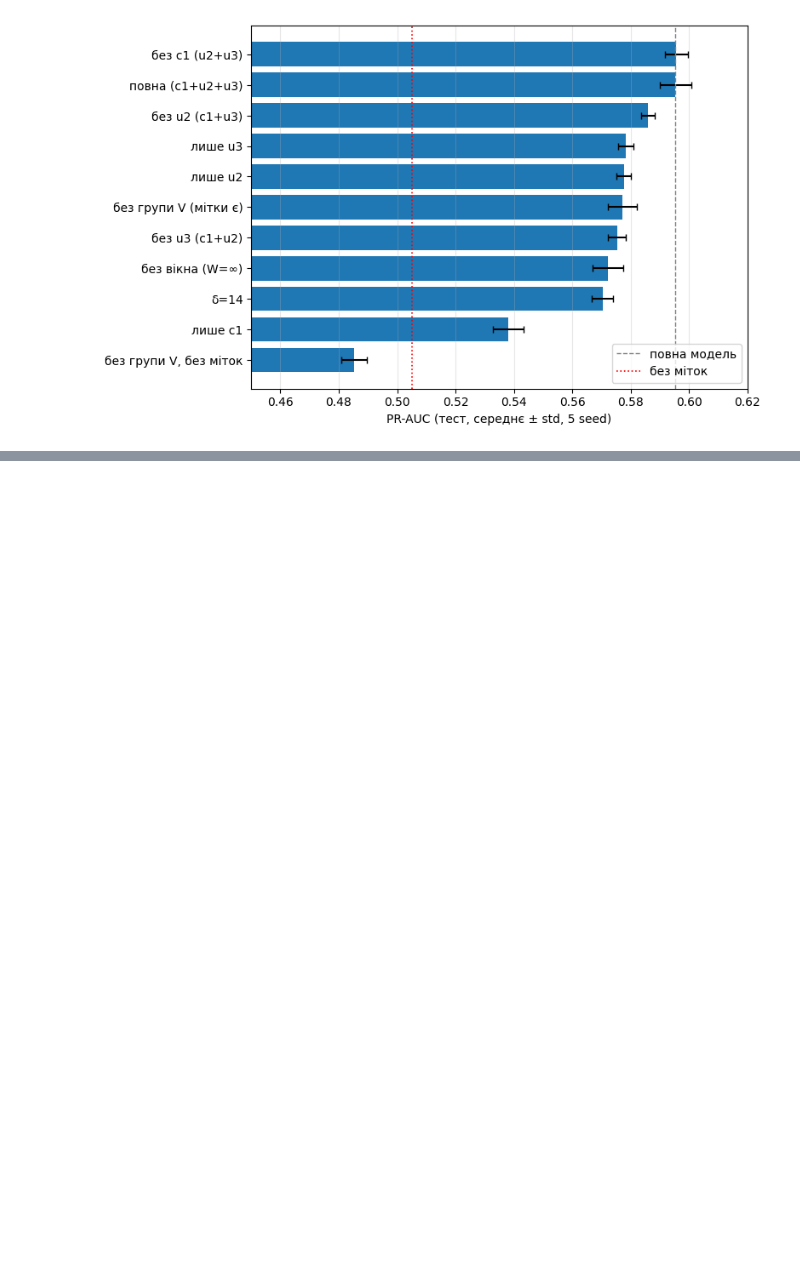
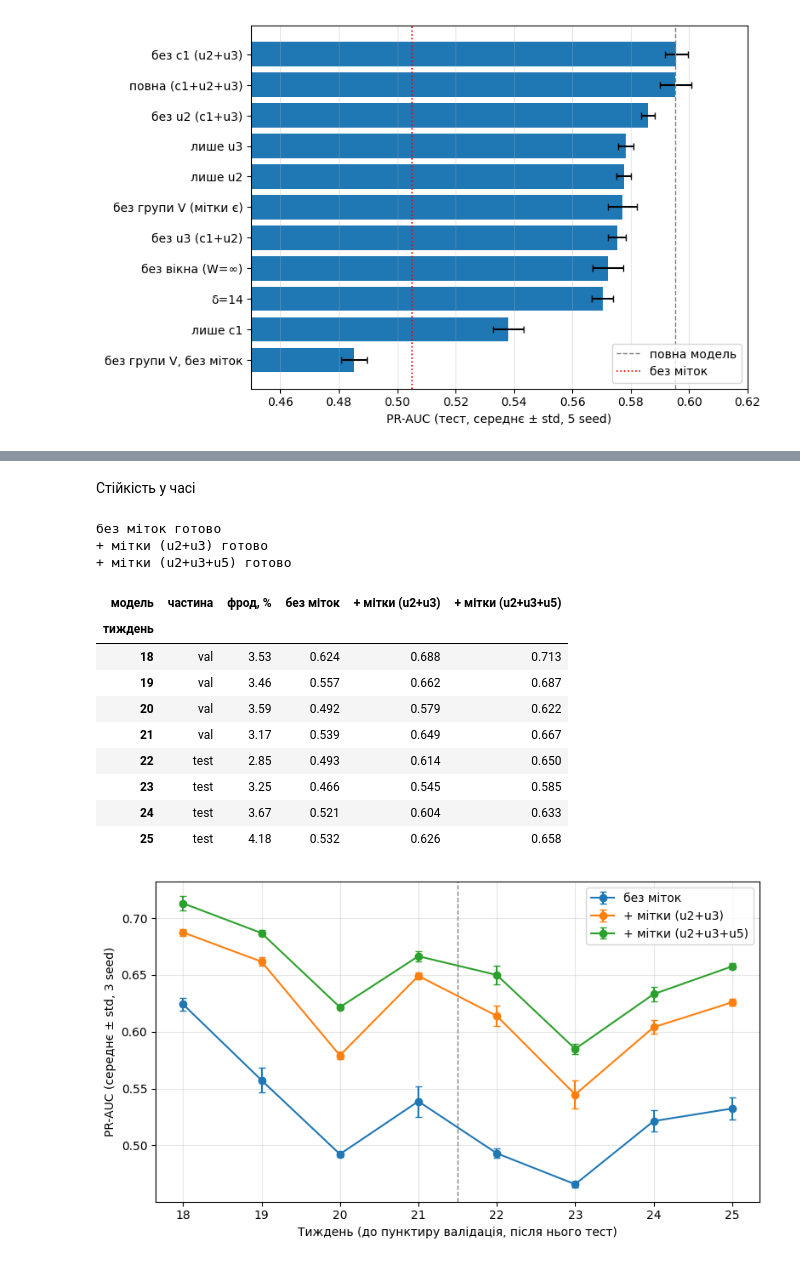
Before and after one commit to kanevskkyy/graph-antifraud, a Jupyter notebook: notebooks/11-ieee-cis-ablations.ipynb, the cells around one changed output, grey strips where cells are left out. Cells and saved outputs as stored; diff of their text form; code cells hidden in the pictures; blank space fills up the shorter version.

```diff
--- a/notebooks/11-ieee-cis-ablations.ipynb
+++ b/notebooks/11-ieee-cis-ablations.ipynb
@@ -229,0 +300,59 @@ plt.tight_layout(); plt.savefig("results/figures/ieee_cis_ablations.png", dpi=20
+# %% [markdown]
+Стійкість у часі
+# %%
+idx_vt = np.flatnonzero(m_va | m_te)
+wk = np.minimum(df.week.values[idx_vt], 25)
+yy = y[idx_vt]
+
+def fit_pred(Xf, seed):
+    m = XGBClassifier(n_estimators=1000, learning_rate=0.1, max_depth=6, subsample=0.8,
+                      colsample_bytree=0.8, scale_pos_weight=spw, eval_metric="aucpr",
+                      early_stopping_rounds=50, random_state=seed, **DEV)
+    m.fit(Xf[m_tr], y[m_tr], eval_set=[(Xf[m_va], y[m_va])], verbose=False)
+    return m.predict_proba(Xf.iloc[idx_vt])[:, 1]      # .iloc: вибір рядків за позиціями
+
+MODELS = {
+    "без міток": X,
+    "+ мітки (u2+u3)": pd.concat([X, lab_cols("u2"), lab_cols("u3")], axis=1),
+    "+ мітки (u2+u3+u5)": pd.concat([X, lab_cols("u2"), lab_cols("u3"), lab_cols("u5")], axis=1),
+}
+rows = []
+for name, Xf in MODELS.items():
+    for sd in range(3):
+        p = fit_pred(Xf, sd)
+        for w in range(18, 26):
+            m = wk == w
+            rows.append({"модель": name, "seed": sd, "тиждень": w, "n": int(m.sum()),
+                         "фрод": int(yy[m].sum()), "pr_auc": average_precision_score(yy[m], p[m])})
+    print(name, "готово", flush=True)
+wkdf = pd.DataFrame(rows)
+tab = wkdf.pivot_table(index="тиждень", columns="модель", values="pr_auc", aggfunc="mean")[list(MODELS)]
+b0 = wkdf[wkdf["модель"] == "без міток"].groupby("тиждень")[["n", "фрод"]].first()
+tab.insert(0, "фрод, %", (b0["фрод"] / b0["n"] * 100).round(2))
+tab.insert(0, "частина", ["val" if w <= 21 else "test" for w in tab.index])
+display(tab.round(3)); tab.round(4).to_csv("results/ieee_cis_by_week.csv")
+
+fig, ax = plt.subplots(figsize=(8, 4.5))
+for name in MODELS:
+    g = wkdf[wkdf["модель"] == name].groupby("тиждень")["pr_auc"].agg(["mean", "std"])
+    ax.errorbar(g.index, g["mean"], yerr=g["std"], marker="o", capsize=3, label=name)
+ax.axvline(21.5, color="gray", ls="--", lw=1)
+ax.set_xlabel("Тиждень (до пунктиру валідація, після нього тест)")
+ax.set_ylabel("PR-AUC (середнє ± std, 3 seed)")
+ax.legend(); ax.grid(alpha=0.3); plt.tight_layout()
+plt.savefig("results/figures/ieee_cis_pr_auc_by_week.png", dpi=200); plt.show()
+# %% [output]
+без міток готово
++ мітки (u2+u3) готово
++ мітки (u2+u3+u5) готово
+| модель | частина | фрод, % | без міток | + мітки (u2+u3) | + мітки (u2+u3+u5) |
+| тиждень |  |  |  |  |  |
+| 18 | val | 3.53 | 0.624 | 0.688 | 0.713 |
+| 19 | val | 3.46 | 0.557 | 0.662 | 0.687 |
+| 20 | val | 3.59 | 0.492 | 0.579 | 0.622 |
+| 21 | val | 3.17 | 0.539 | 0.649 | 0.667 |
+| 22 | test | 2.85 | 0.493 | 0.614 | 0.650 |
+| 23 | test | 3.25 | 0.466 | 0.545 | 0.585 |
+| 24 | test | 3.67 | 0.521 | 0.604 | 0.633 |
+| 25 | test | 4.18 | 0.532 | 0.626 | 0.658 |
+[figure, added]
```
Also changed, not shown: parts of 5 cells of this notebook, 6 other files.
